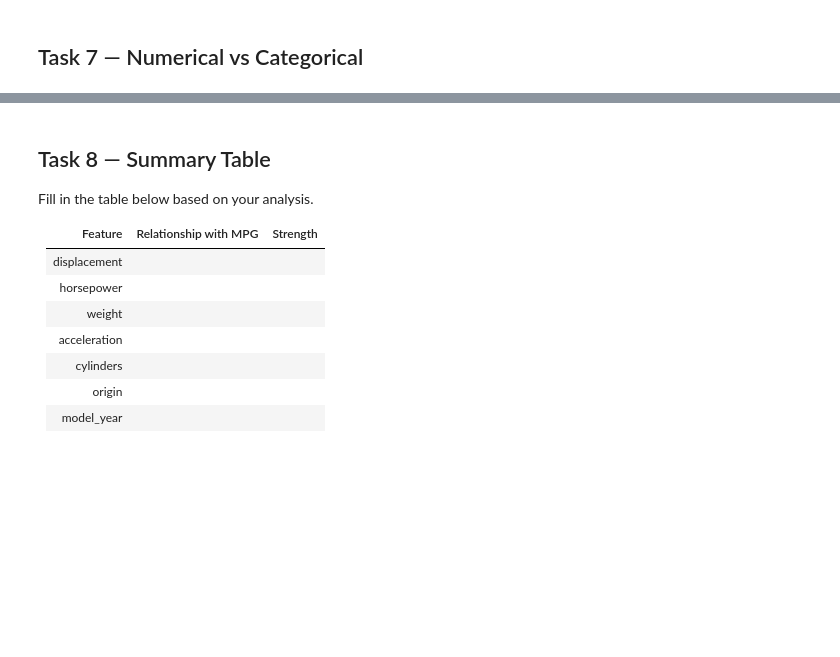
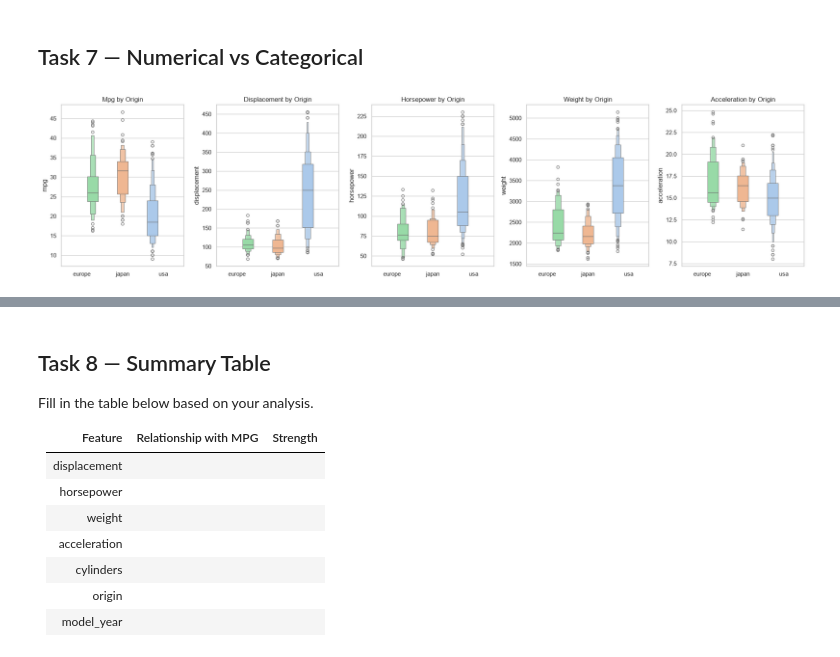
Before and after one commit to Alishahzad0098/Netsol-Tasks, a Jupyter notebook: Explotatory Data Analysis.ipynb, the cells around one changed output, grey strips where cells are left out. Drawn from its saved outputs; the diff is of its cells as text; code cells hidden in the pictures; blank space fills up the shorter version.

```diff
--- a/Explotatory Data Analysis.ipynb
+++ b/Explotatory Data Analysis.ipynb
@@ -308,11 +308,11 @@ for col in num_cols:
     fig, axes = plt.subplots(1, 2, figsize=(14, 5))
 
     # Histogram + KDE
-    sns.histplot(data=df, x=col, kde=True, ax=axes[0])
+    sns.histplot(data=df, x=col, kde=True, ax=axes[0], color='steelblue')
     axes[0].set_title(f'Distribution of {col.replace("_", " ").title()}')
 
     # Boxplot
-    sns.boxplot(data=df, x=col, ax=axes[1])
+    sns.boxplot(data=df, x=col, ax=axes[1], color='coral')
     axes[1].set_title(f'Boxplot of {col.replace("_", " ").title()}')
 
     plt.tight_layout()
@@ -376,5 +376,16 @@ plt.show()
 # %%
 # TODO: Plot boxenplots of all numerical features grouped by 'origin'
 # (1 row × 5 column subplot grid)
+fig, axes = plt.subplots(1, len(num_cols), figsize=(20, 5), sharey=False)
+
+for i, col in enumerate(num_cols):
+    sns.boxenplot(data=df, x='origin', y=col, ax=axes[i], hue='origin', palette='pastel')
+    axes[i].set_title(f'{col.replace("_", " ").title()} by Origin')
+    axes[i].set_xlabel('')
+
+plt.tight_layout()
+plt.show()
+# %% [output]
+[figure, added]
 # %%
 # TODO: Plot violinplots of all numerical features grouped by 'mpg_level'
```
Also changed, not shown: parts of 6 cells of this notebook.
